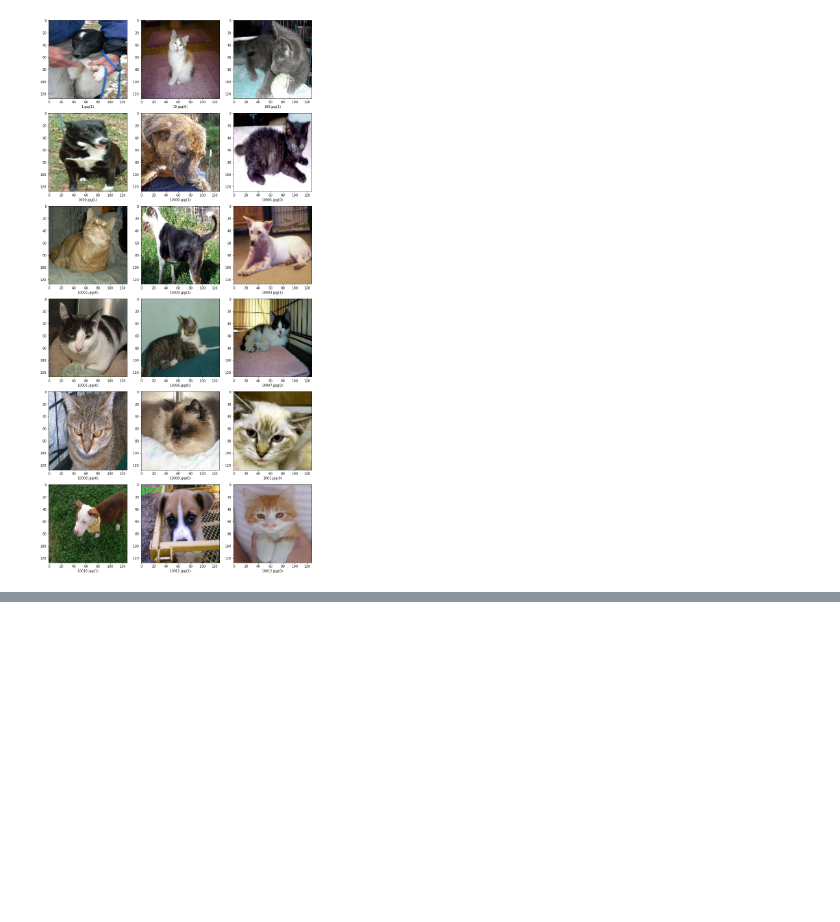
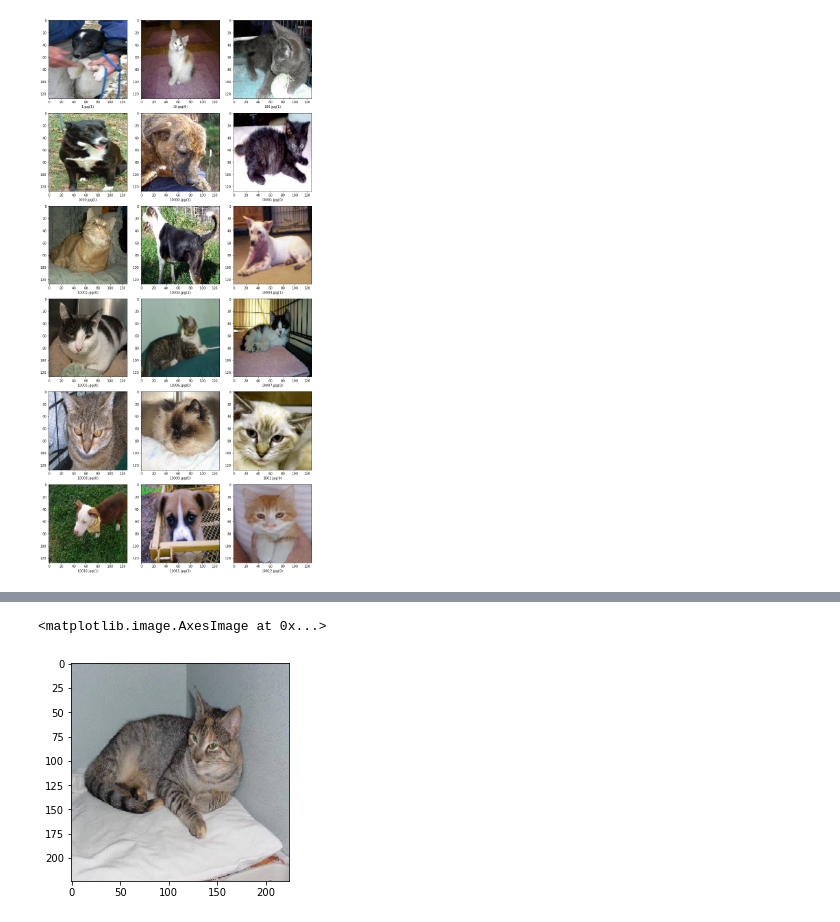
Before and after one commit to TheGAITORClub/Resources, a Jupyter notebook: Lectures/Week4/Week4.ipynb, the cells around one changed output, grey strips where cells are left out. Drawn from its saved outputs; the diff is of its cells as text; code cells hidden in the pictures; blank space fills up the shorter version.

```diff
--- a/Lectures/Week4/Week4.ipynb
+++ b/Lectures/Week4/Week4.ipynb
@@ -425,0 +424,3 @@ TBD
+# %%
+from tensorflow import keras
+model = keras.models.load_model('model.h5')
@@ -425,0 +451,16 @@ TBD
+# %%
+from keras.preprocessing.image import load_img # for loading images
+# https://keras.io/api/applications/vgg/#vgg16-function
+from keras.applications.vgg16 import VGG16
+import random # for random number generation
+
+# load the model
+model = VGG16()
+# load an image from file
+# VVG16 model input size is 224x224
+image = load_img(
+    f"./test/test1/{random.randint(0, 1000)}.jpg", target_size=(224, 224))
+plt.imshow(image)
+# %% [output]
+<matplotlib.image.AxesImage at 0x...>
+[figure, added]
```
Also changed, not shown: parts of 7 cells of this notebook.
